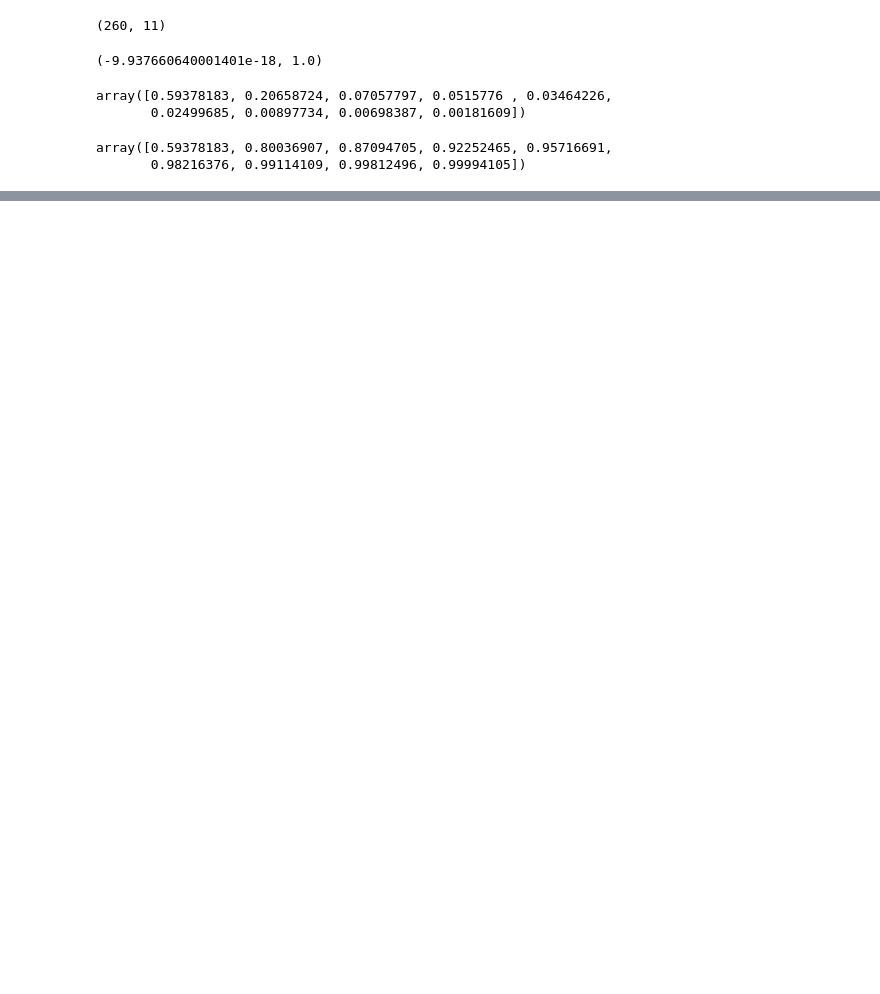
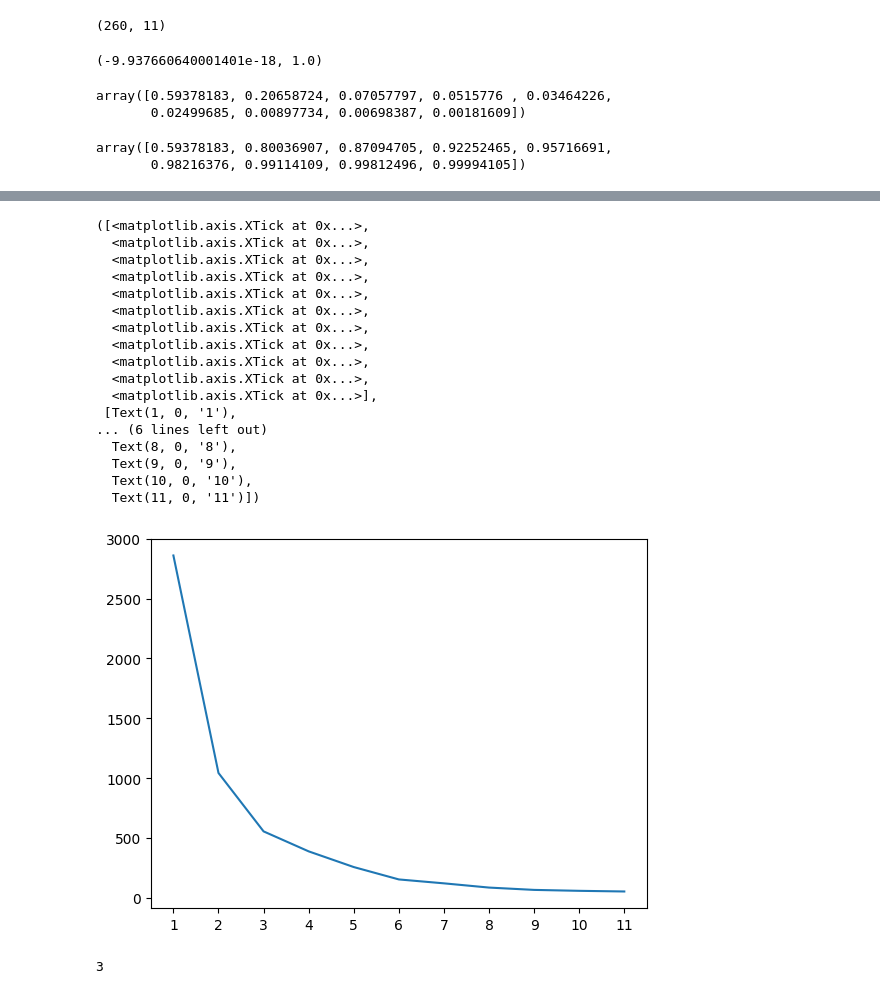
Before and after one commit to antnuen/mcd_recommendations, a Jupyter notebook: mcd_analysis.ipynb, the cells around one changed output, grey strips where cells are left out. Saved outputs shown, nothing was run; the diff lists cells and outputs as text; code cells hidden in the pictures; blank space fills up the shorter version.

Commit message:
update kmeans

```diff
--- a/mcd_analysis.ipynb
+++ b/mcd_analysis.ipynb
@@ -191,0 +203,53 @@ plt.plot(model)
+# %%
+plt.figure(figsize=(10,10))
+x=np.linspace(start=-1,stop=1,num=500)#Find y1 and y2 for these points
+y_positive=lambda x: np.sqrt(1-x**2)
+y_negative=lambda x: -np.sqrt(1-x**2)
+plt.plot(x,list(map(y_positive, x)), color='black')
+plt.plot(x,list(map(y_negative, x)),color='black')
+x=np.linspace(start=-1,stop=1,num=30)
+plt.scatter(x,[0]*len(x), marker='_',color='black')
+plt.scatter([0]*len(x), x, marker='|',color='black')
+add_string=""
+for i in range(len(pca_values[0])):
+    xi=pca_values[0][i]
+    yi=pca_values[1][i]
+    plt.arrow(0,0,
+              dx=xi, dy=yi,
+              head_width=0.03, head_length=0.03,
+              color=colors[i], length_includes_head=True)
+    add_string=f" ({round(xi,2)} {round(yi,2)})"
+# %%
+km = {"init":"random","n_init":10,"max_iter": 300}
+sse = []
+for k in range(1, 12):
+    kmeans = KMeans(n_clusters=k, **km)
+    kmeans.fit_transform(x.reshape(-1,1))
+    sse.append(kmeans.inertia_)
+# %%
+plt.plot(range(1, 12), sse)
+plt.xticks(range(1, 12))
+# %% [output]
+([<matplotlib.axis.XTick at 0x...>,
+  <matplotlib.axis.XTick at 0x...>,
+  <matplotlib.axis.XTick at 0x...>,
+  <matplotlib.axis.XTick at 0x...>,
+  <matplotlib.axis.XTick at 0x...>,
+  <matplotlib.axis.XTick at 0x...>,
+  <matplotlib.axis.XTick at 0x...>,
+  <matplotlib.axis.XTick at 0x...>,
+  <matplotlib.axis.XTick at 0x...>,
+  <matplotlib.axis.XTick at 0x...>,
+  <matplotlib.axis.XTick at 0x...>],
+ [Text(1, 0, '1'),
+... (6 lines left out)
+  Text(8, 0, '8'),
+  Text(9, 0, '9'),
+  Text(10, 0, '10'),
+  Text(11, 0, '11')])
+[figure, added]
+# %%
+kl = KneeLocator(range(1, 12), sse, curve="convex", direction="decreasing")
+kl.elbow #3
+# %% [output]
+3
```
Also changed, not shown: parts of 8 cells of this notebook.
